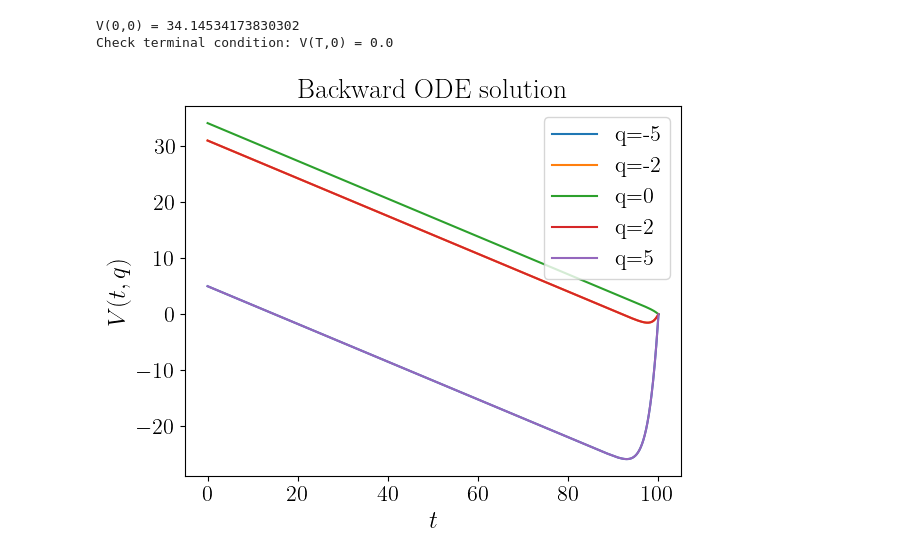
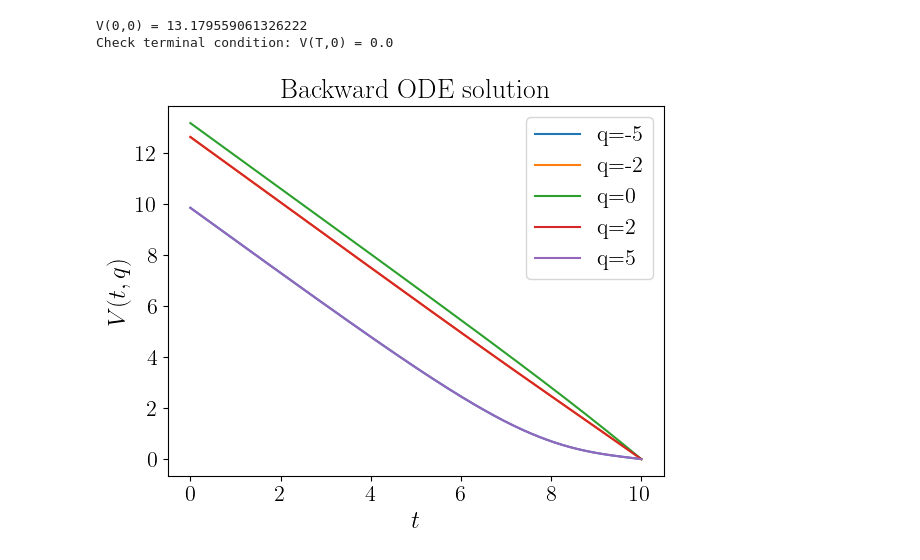
Before and after one commit to Marshhall/Market_Making, a Jupyter notebook: continuous_time.ipynb, the cells around one changed output. Cells and saved outputs as stored; diff of their text form; code cells hidden in the pictures.

```diff
--- a/continuous_time.ipynb
+++ b/continuous_time.ipynb
@@ -14,27 +14,27 @@ plt.rcParams.update({
     "legend.fontsize": 16,  # legend
 })
 # %%
+format_factor = 2.0
+
 def Lambda(x):
-    return np.exp(-x)
+    return format_factor * np.exp(-x)
 
 def H(x):
-    if x >= -1:
-        return np.exp(-(x+1))
-    return -x
+    x = np.asarray(x)
+    return format_factor * np.where(x >= -1, np.exp(-(x + 1)), -x)
 
 def F(x):
-    if x+1 >= 0:
-        return x+1
-    return 0
+    x = np.asarray(x)
+    return np.where(x >= -1, x + 1, 0.0)
 # %%
 Q = 10
-gamma = 1
+gamma = 0.1
 sigma = 1.0
-T = 100
+T = 10
 # %%
 # Inventory grid q in {-Q, ..., Q}
 qs = np.arange(-Q, Q + 1, dtype=int)
-n = len(qs)
+nqs = len(qs)
 
 
 # Inventory-penalization term
@@ -61,7 +61,7 @@ def rhs(t, v):
 t_eval = np.linspace(T, 0.0, 2000)
 
 # Terminal condition vector (v(T,q) = 0 for all q)
-vT = np.zeros(n)
+vT = np.zeros(nqs)
 
 # Solve backward ODE
 sol = solve_ivp(
@@ -72,38 +72,37 @@ sol = solve_ivp(
 )
 
 if not sol.success:
     raise RuntimeError(f"ODE solve failed: {sol.message}")
 
 # Build interpolation helper v_of_t_q(t, q)
 ts = sol.t          # descending
-vs = sol.y          # shape (n_q, n_t)
+vs = sol.y          # shape (nqs, n_t)
 
-q_to_idx = {q: i for i, q in enumerate(qs)}
+# q_to_idx = {q: i for i, q in enumerate(qs)}
 
+q_to_idx = lambda q: q+Q  # since qs = [-Q, ..., Q], we can just shift by Q to get the index
 
 def v_of_t_q(t, q):
-    if q not in q_to_idx:
-        raise ValueError(f"q must be in {qs.tolist()}")
-    i = q_to_idx[q]
+    i = q_to_idx(q)
     return np.interp(t, ts[::-1], vs[i, ::-1])
 
 
 # Checks
 print("V(0,0) =", v_of_t_q(0.0, 0))
 print("Check terminal condition: V(T,0) =", v_of_t_q(T, 0))
 
 
 # Plot v(t,q) for a few q values
 for q in [-5, -2, 0, 2, 5]:
-    i = q_to_idx[q]
+    i = q_to_idx(q)
     plt.plot(sol.t[::-1], sol.y[i, ::-1], label=f"q={q}")
 
 plt.xlabel(r"$t$")
 plt.ylabel(r"$V(t,q)$")
 plt.title("Backward ODE solution")
 plt.legend()
 plt.show()
 # %% [output]
-V(0,0) = 34.14534173830302
+V(0,0) = 13.179559061326222
 Check terminal condition: V(T,0) = 0.0
-[figure, old version]
+[figure, new version]
```
Also changed, not shown: parts of 5 cells of this notebook, 4 other files.
